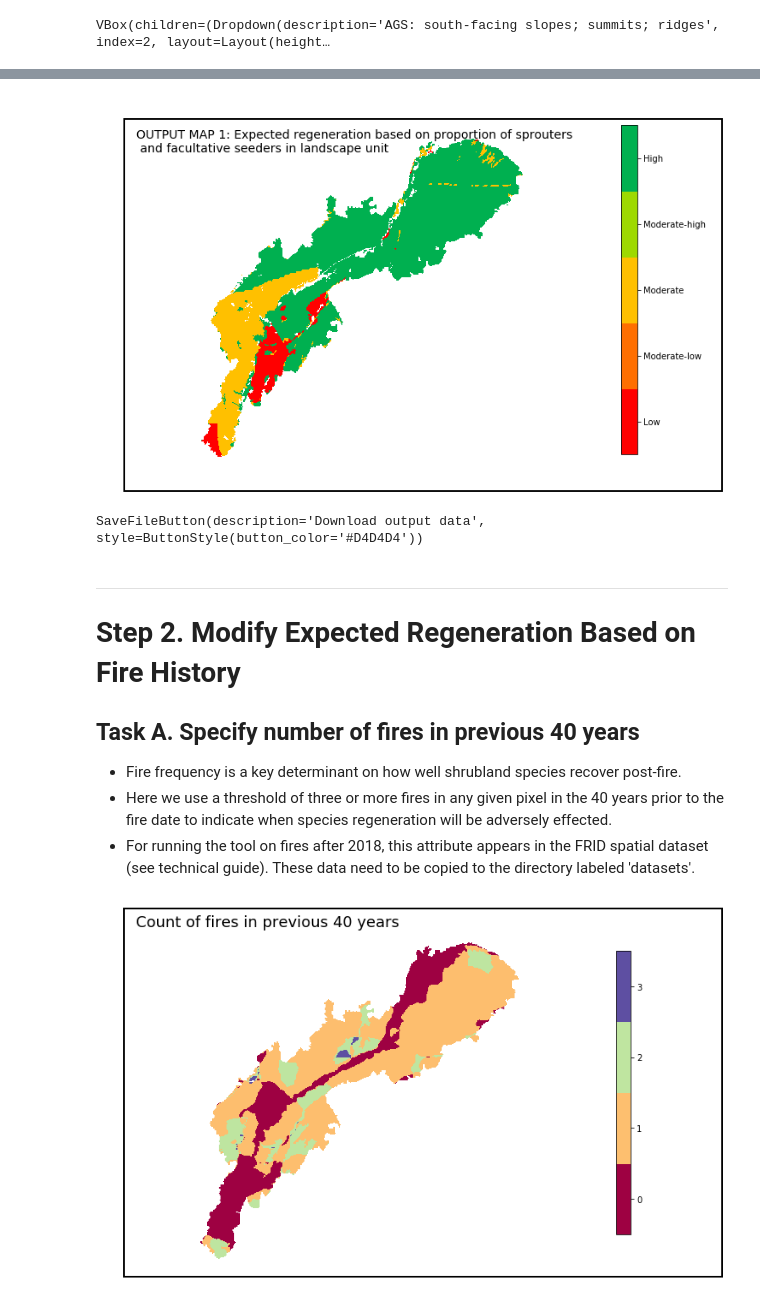
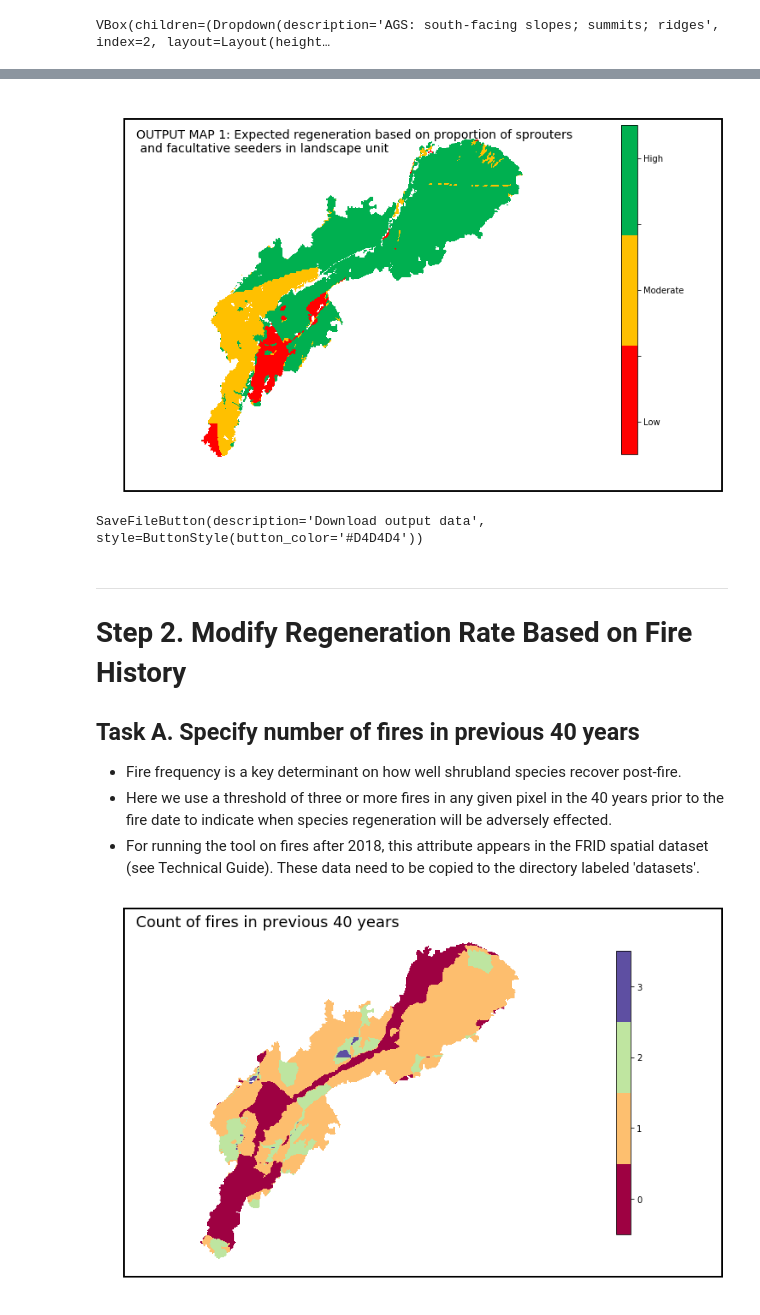
Before and after one commit to adhollander/postfire, a Jupyter notebook: CopperFire17.ipynb, the cells around one changed output, grey strips where cells are left out. Drawn from its saved outputs; the diff is of its cells as text; code cells hidden in the pictures.

```diff
--- a/CopperFire17.ipynb
+++ b/CopperFire17.ipynb
@@ -243,6 +260,10 @@ class SaveFileButton(widgets.Button):
 redorangegreen = np.array([(255/255, 0/255, 0/255, 1), (255/255, 111/255, 0/255, 1),
                          (255/255, 192/255, 0/255, 1),(158/255, 217/255, 0/255, 1),(0/255, 176/255, 80/255, 1)])
 redorangegreencm = matplotlib.colors.ListedColormap(redorangegreen)
+redorangegreen3 = np.array([(255/255, 0/255, 0/255, 1),
+                         (255/255, 192/255, 0/255, 1), (0/255, 176/255, 80/255, 1)])
+redorangegreen3cm = matplotlib.colors.ListedColormap(redorangegreen3)
+
 greenorangeredcm = matplotlib.colors.ListedColormap(redorangegreen[::-1])
 greenorangeredcm4 = matplotlib.colors.ListedColormap(redorangegreen[::-1][0:4])
 veryredorangegreen =  np.array([(196/255, 0/255, 0/255, 1), (255/255, 0/255, 0/255, 1),
@@ -250,6 +271,8 @@ veryredorangegreen =  np.array([(196/255, 0/255, 0/255, 1), (255/255, 0/255, 0/2
 veryredorangegreencm = matplotlib.colors.ListedColormap(veryredorangegreen[::-1])
 roglabels = ['High', 'Moderate-high', 'Moderate', 'Moderate-low', 'Low']
 invroglabels = roglabels[::-1]
+roglabels3= ['High', '',  'Moderate', '', 'Low']
+invroglabels3 = roglabels3[::-1]
 
 # We will create a dictionary in lieu for now of building a widget for the proportion of resprouters and facultative seeders
 # for each veg topo class
@@ -533,13 +556,14 @@ def erosionvulnrast(expregenrast, erosionclassrast):
     outrast.attrs = expregenrast.attrs
     return outrast
 # %%
-landscapewhrtoporast = 'datasets/Landscape_WHR_topo.tif'
-landscapewhrrast = 'datasets/Landscape_WHR.tif'
-firecountrast = 'datasets/Firecount.tif'
-nonnativerast = 'datasets/Herbaceous.tif'
+currdir = os.getcwd()
+landscapewhrtoporast =  os.path.join(currdir, 'datasets/Landscape_WHR_topo.tif')
+landscapewhrrast = os.path.join(currdir, 'datasets/Landscape_WHR.tif')
+firecountrast = os.path.join(currdir, 'datasets/Firecount.tif')
+nonnativerast = os.path.join(currdir, 'datasets/Herbaceous.tif')
 #erosionrast = 'datasets/sedexportcopper2002fire.tif'
-erosionrast = 'datasets/Erosion.tif'
-timesincefirerast = 'datasets/TimeSinceFire.tif'
+erosionrast = os.path.join(currdir, 'datasets/Erosion.tif')
+timesincefirerast = os.path.join(currdir, 'datasets/TimeSinceFire.tif')
 
 
 
@@ -829,36 +852,36 @@ regenrast = expregenrast(fvegarr2, selfsuccession)
 #    display(Javascript('IPython.notebook.execute_selected_cells()'))
 
 
 
 
 
 outputmap1 = widgets.Output()
 with outputmap1:
     fig, ax = plt.subplots(figsize=(15,8))
-    cmap = redorangegreencm
+    cmap = redorangegreen3cm
     cmap.set_over(alpha=0)
     regenrastplot = ax.imshow(regenrast[0,], cmap=cmap, vmin=0.5, vmax=5.5)
     cbar = fig.colorbar(regenrastplot, fraction=0.023, ticks=range(1,6))
-    cbar.ax.set_yticklabels(invroglabels)
+    cbar.ax.set_yticklabels(invroglabels3)
     ax.text(20, 80,"""OUTPUT MAP 1: Expected regeneration based on proportion of sprouters\n and facultative seeders in landscape unit""", fontsize=14)
     ax.set_axis_off();
     autoAxis = ax.axis()
     rec = plt.Rectangle((autoAxis[0]-0.7,autoAxis[2]+25),(autoAxis[1]-autoAxis[0])+230,(autoAxis[3]-autoAxis[2])+0.4,fill=False,lw=2)
     rec = ax.add_patch(rec)
     rec.set_clip_on(False)
 
 #outputmap1box = widgets.GridBox(children=[outputmap1, runcurrent1_button, downloadwgt1],
 #                               layout =widgets.Layout(
 #                                  grid_template_rows='auto 40px',
 #                                  grid_template_columns='20% auto',
 #                                  grid_template_areas='''
 #                                  "outputmap1 ."
 #                                  "runcurrent1_button downloadwgt1"
 #                                  '''))
 display(outputmap1)
 # %% [output]
 [interactive output not drawn]
-[figure, old version]
+[figure, new version]
 # %%
 downloadwgt1 = SaveFileButton(regenrast)
 display(downloadwgt1)
@@ -869,20 +892,20 @@ regenrast.to_netcdf('datasets/regenrastTest.nc')
 # %%
 %%html
 <hr>
-<h1>Step 2. Modify Expected Regeneration Based on Fire History</h1>
+<h1>Step 2. Modify Regeneration Rate Based on Fire History</h1>
 <h2>Task A. Specify number of fires in previous 40 years</h2>
 
 <ul class="infobox">
     <li>Fire frequency is a key determinant on how well shrubland species recover post-fire.  </li>
     <li>Here we use a threshold of three or more fires in any given pixel in the 40 years prior to the fire date to indicate when species regeneration will be adversely effected. </li>
-    <li>For running the tool on fires after 2018, this attribute appears in the FRID spatial dataset (see technical guide). These data need to be copied to the directory labeled 'datasets'.</li>
+    <li>For running the tool on fires after 2018, this attribute appears in the FRID spatial dataset (see Technical Guide). These data need to be copied to the directory labeled 'datasets'.</li>
     </ul>
 # %% [output]
-Step 2. Modify Expected Regeneration Based on Fire History
+Step 2. Modify Regeneration Rate Based on Fire History
 Task A. Specify number of fires in previous 40 years
 Fire frequency is a key determinant on how well shrubland species recover post-fire.
 Here we use a threshold of three or more fires in any given pixel in the 40 years prior to the fire date to indicate when species regeneration will be adversely effected.
-For running the tool on fires after 2018, this attribute appears in the FRID spatial dataset (see technical guide). These data need to be copied to the directory labeled 'datasets'.
+For running the tool on fires after 2018, this attribute appears in the FRID spatial dataset (see Technical Guide). These data need to be copied to the directory labeled 'datasets'.
 # %%
 # plot of fire count
 fcxarr = xr.open_rasterio(firecountrast)
```
Also changed, not shown: parts of 20 cells of this notebook, 4 other files.
